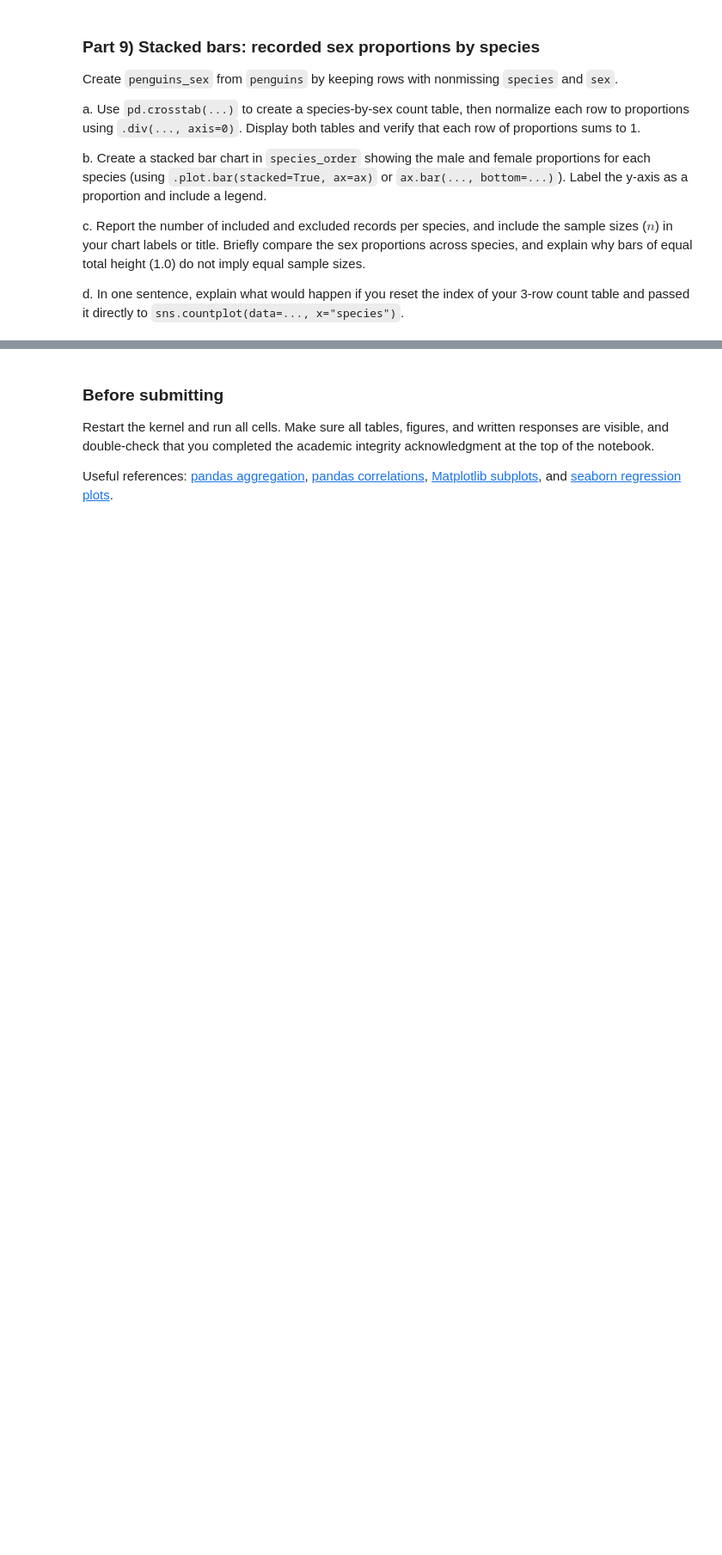
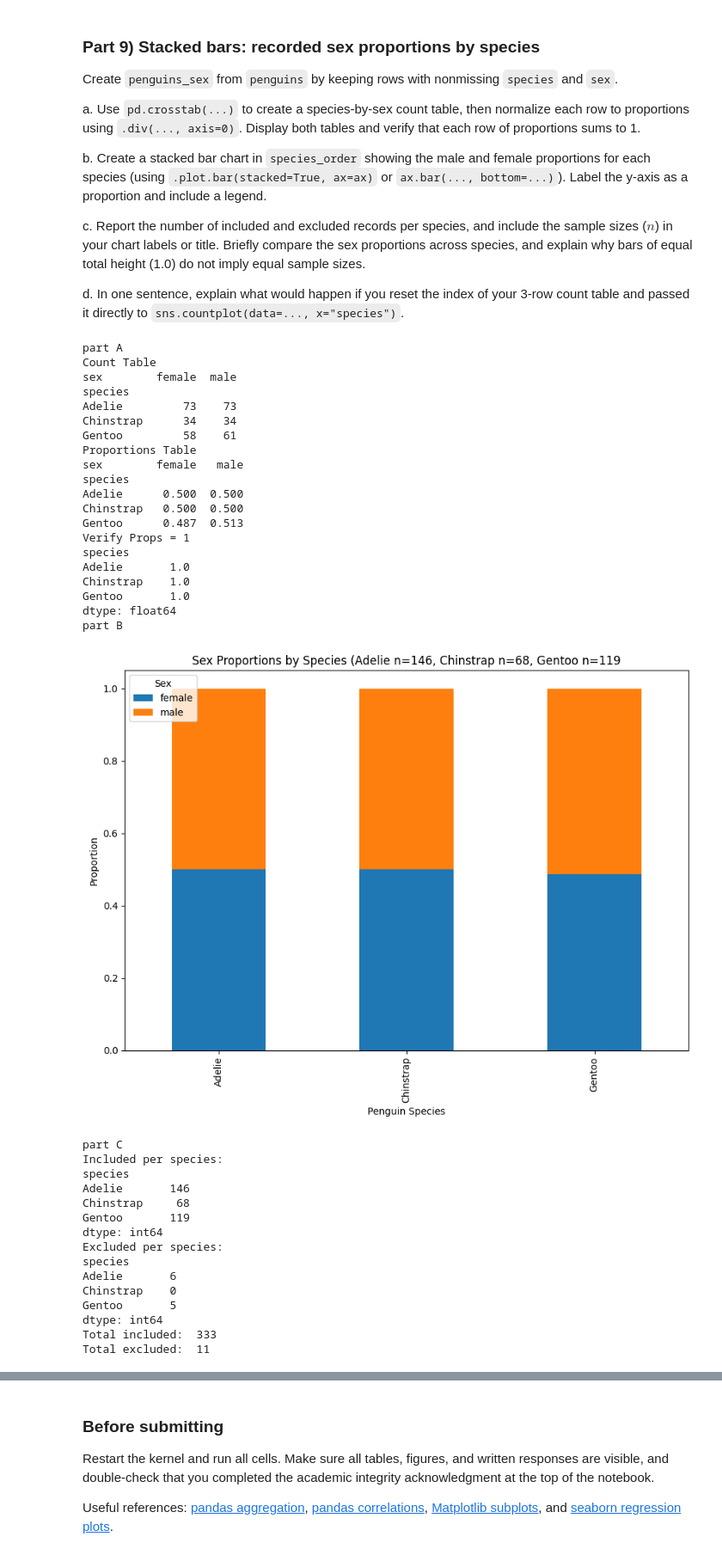
Before and after one commit to dennishuang70/26-fall-stats-21, a Jupyter notebook: homework/HW4/HW4_Penguins_Pandas.ipynb, the cells around one changed output, grey strips where cells are left out. Shown at 86% size. Saved outputs shown, nothing was run; the diff lists cells and outputs as text; code cells hidden in the pictures; blank space fills up the shorter version.

```diff
--- a/homework/HW4/HW4_Penguins_Pandas.ipynb
+++ b/homework/HW4/HW4_Penguins_Pandas.ipynb
@@ -204,6 +479,82 @@ c. Report the number of included and excluded records per species, and include t
 d. In one sentence, explain what would happen if you reset the index of your 3-row count table and passed it directly to `sns.countplot(data=..., x="species")`.
 # %%
 # Part 9: calculate counts and proportions before drawing the stacked bars.
+# A
+print("part A")
+penguins_sex = penguins.dropna(subset=["species", "sex"]).copy()
+species_by_sex = pd.crosstab(penguins_sex["species"], penguins_sex["sex"])
+
+sex_props = species_by_sex.div(species_by_sex.sum(axis=1), axis=0)
+
+print("Count Table")
+print(species_by_sex)
+print("Proportions Table")
+print(sex_props)
+print("Verify Props = 1")
+print(sex_props.sum(axis=1))
+
+# B
+print("part B")
+fig, ax = plt.subplots(figsize = (9,7))
+sex_props.plot.bar(stacked = True, ax = ax)
+
+ax.set_xlabel("Penguin Species")
+ax.set_ylabel("Proportion")
+ax.set_title("Sex Proportions by Species (Adelie n=146, Chinstrap n=68, Gentoo n=119")
+ax.legend(title="Sex",loc="upper left")
+
+plt.tight_layout()
+plt.show()
+
+# C
+print("part C")
+n_total = penguins.groupby("species").size()
+n_included = penguins_sex.groupby("species").size()
+n_excluded = n_total - n_included
+
+print("Included per species:")
+print(n_included)
+print("Excluded per species:")
+print(n_excluded)
+print("Total included: ", len(penguins_sex))
+print("Total excluded: ", len(penguins) - len(penguins_sex))
+# %% [output]
+part A
+Count Table
+sex        female  male
+species
+Adelie         73    73
+Chinstrap      34    34
+Gentoo         58    61
+Proportions Table
+sex        female   male
+species
+Adelie      0.500  0.500
+Chinstrap   0.500  0.500
+Gentoo      0.487  0.513
+Verify Props = 1
+species
+Adelie       1.0
+Chinstrap    1.0
+Gentoo       1.0
+dtype: float64
+part B
+[figure, added]
+part C
+Included per species:
+species
+Adelie       146
+Chinstrap     68
+Gentoo       119
+dtype: int64
+Excluded per species:
+species
+Adelie       6
+Chinstrap    0
+Gentoo       5
+dtype: int64
+Total included:  333
+Total excluded:  11
 # %% [markdown]
 **Written response:**
 
```
Also changed, not shown: parts of 21 cells of this notebook, 1 other file.
